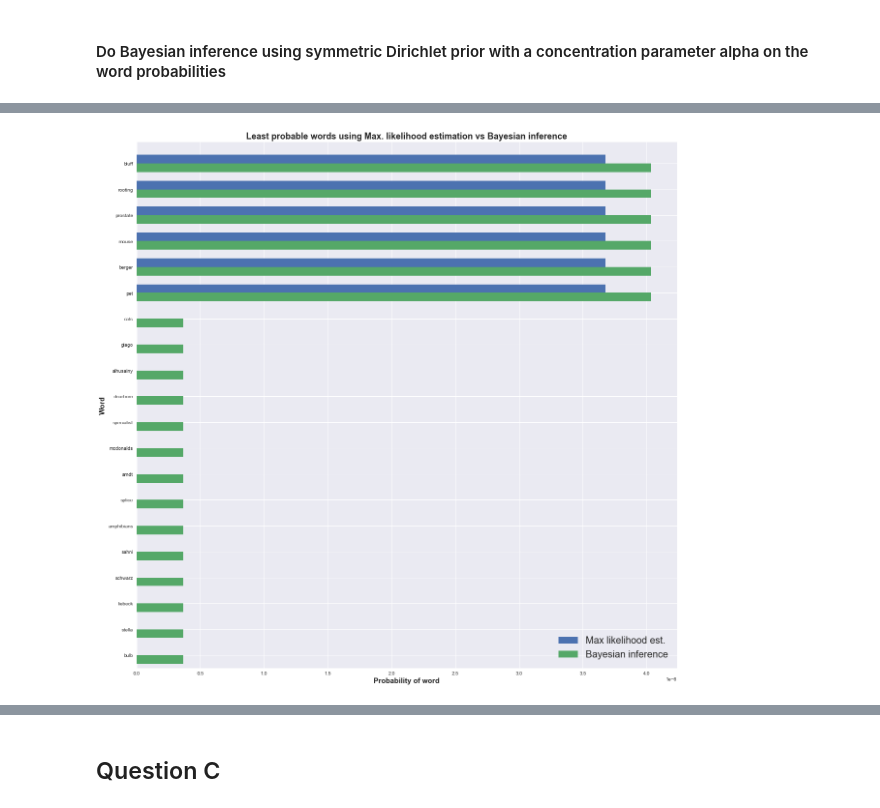
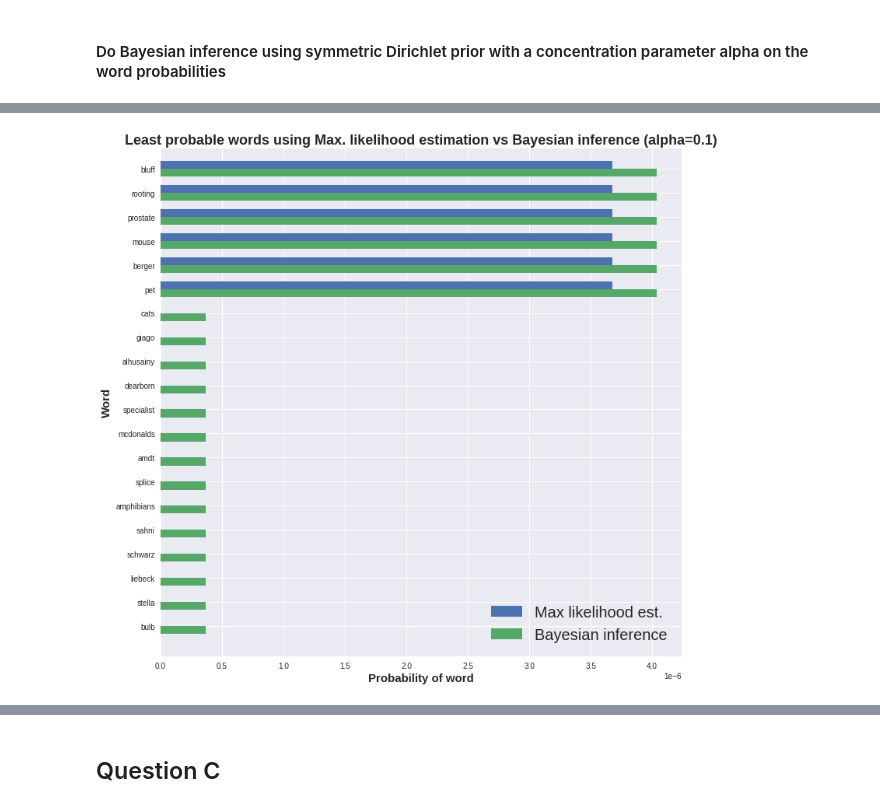
Before and after one commit to AlejandroSantorum/MPhil_MLMI_Cambridge, a Jupyter notebook: 4F13-Probabilistic_Machine_Learning/Lab/lab3/code/coursework3.ipynb, the cells around one changed output, grey strips where cells are left out. Drawn from its saved outputs; the diff is of its cells as text; code cells hidden in the pictures.

```diff
--- a/4F13-Probabilistic_Machine_Learning/Lab/lab3/code/coursework3.ipynb
+++ b/4F13-Probabilistic_Machine_Learning/Lab/lab3/code/coursework3.ipynb
@@ -117,7 +114,7 @@ def plot_double_barh(probs1, probs2, names, N, lbl1, lbl2, title=None):
     plt.style.use('seaborn')
     xx = np.linspace(0, N, N)
     h = 0.35
-    plt.figure(figsize=(N, N))
+    plt.figure(figsize=(0.6*N, 0.6*N))
 
     plt.barh(xx, probs1, h, label=lbl1)
     plt.barh(xx-h, probs2, h, label=lbl2)
@@ -139,10 +136,10 @@ plot_double_barh(printed_betas, top_dirich_betas, printed_names, N=n,
 # %%
 n = 20
 plot_double_barh(printed_betas_low, low_dirich_betas, low_dirich_namewords, N=n,
                  lbl1="Max likelihood est.", lbl2="Bayesian inference",
-                 title="Least probable words using Max. likelihood estimation vs Bayesian inference")
+                 title="Least probable words using Max. likelihood estimation vs Bayesian inference (alpha=0.1)")
 # %% [output]
-[figure, old version]
+[figure, new version]
 # %%
 alpha_large = 100
 dirich_params_large = word_count + alpha_large
```
Also changed, not shown: parts of 12 cells of this notebook, 15 other files.
